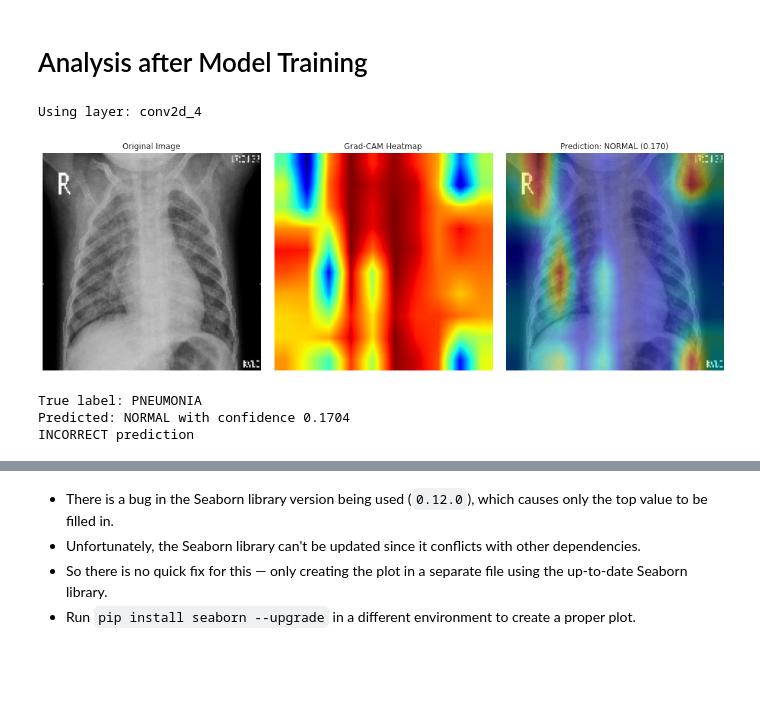
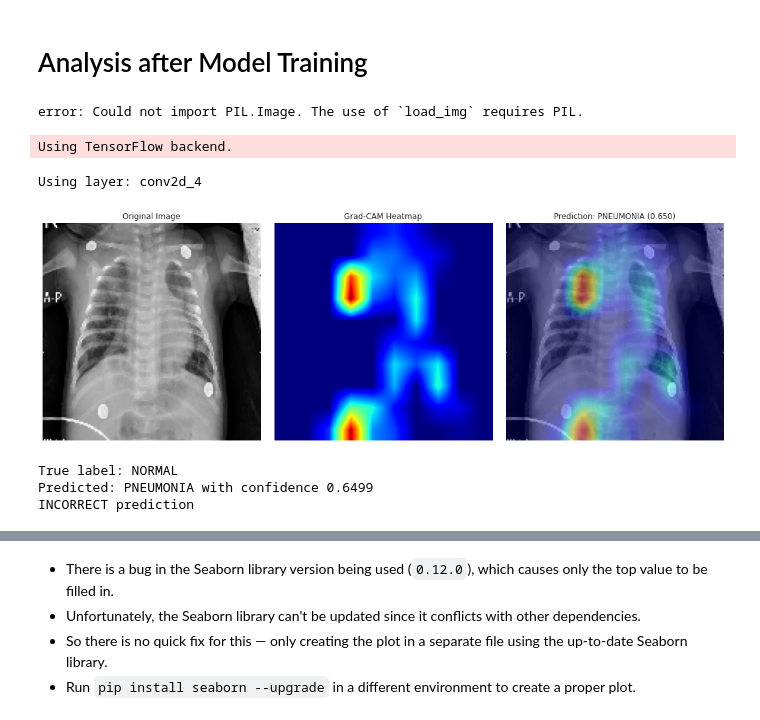
Before and after one commit to RensG2005/datascienceassign2, a Jupyter notebook: datascienceassignment2.ipynb, the cells around one changed output, grey strips where cells are left out. Cells and saved outputs as stored; diff of their text form; code cells hidden in the pictures; blank space fills up the shorter version.

```diff
--- a/datascienceassignment2.ipynb
+++ b/datascienceassignment2.ipynb
@@ -419,7 +418,7 @@ def grad_cam(input_model, image, category_index, layer_name):
 
 
 try:
-    preprocessed_input = load_image("./chest_xray/test/PNEUMONIA/IM-0001-00001.jpeg")
+    preprocessed_input = load_image("./chest_xray/test/PNEUMONIA/IM-0015-00001.jpeg")
 
     model = VGG16(weights='imagenet')
 
@@ -441,3 +440,6 @@ try:
 # except Exception as e:
 except Exception as e:
     print(f"error: {e}")
+# %% [output]
+error: Could not import PIL.Image. The use of `load_img` requires PIL.
+Using TensorFlow backend.
@@ -552,8 +735,8 @@ def get_grad_cam(model, image, predicted_class=None, layer_name=None):
             img_display = np.uint8(255 * img_single)
 
     # blend met 60/40 gewichten
-    heatmap_normalized = 255 - heatmap_normalized
-    colored_heatmap = cv2.applyColorMap(heatmap_normalized, cv2.COLORMAP_JET)
+    heatmap_invert = 255 - heatmap_normalized
+    colored_heatmap = cv2.applyColorMap(heatmap_invert, cv2.COLORMAP_JET)
     superimposed = cv2.addWeighted(img_display, 0.6, colored_heatmap, 0.4, 0)
 
     return img_display, heatmap_normalized, superimposed, predicted_class_idx, predicted_probability
@@ -595,36 +778,36 @@ def test_on_single_image(model, image, true_class=None, class_names=None):
         model: Trained model
         image: Single image (normalized)
         true_class: Optional true class index for comparison
         class_names: Optional list of class names
     """
     if class_names is None:
         class_names = ["NORMAL", "PNEUMONIA"]
 
     # Get Grad-CAM results
     original, heatmap, superimposed, pred_class, pred_prob = get_grad_cam(model, image)
 
     # Visualize
     visualize_grad_cam(original, heatmap, superimposed, pred_class, pred_prob, class_names)
 
     # Print prediction vs ground truth if available
     if true_class is not None:
         print(f"True label: {class_names[true_class]}")
         print(f"Predicted: {class_names[pred_class]} with confidence {pred_prob:.4f}")
         print(f"{'CORRECT' if true_class == pred_class else 'INCORRECT'} prediction")
 
 # Usage example
-idx = 8  # Choose an image from your test set
+idx = 15  # Choose an image from your test set
 test_image = x_test[idx]
-true_label = 1
+true_label = y_test[idx]
 # Test Grad-CAM
 
 try:
     test_on_single_image(model, test_image, true_class=int(true_label))
 except Exception as e:
     print(f"error: {e}")
 # %% [output]
 Using layer: conv2d_4
-[figure, old version]
+[figure, new version]
-True label: PNEUMONIA
-Predicted: NORMAL with confidence 0.1704
+True label: NORMAL
+Predicted: PNEUMONIA with confidence 0.6499
 INCORRECT prediction
```
Also changed, not shown: parts of 11 cells of this notebook, 1 other file.
